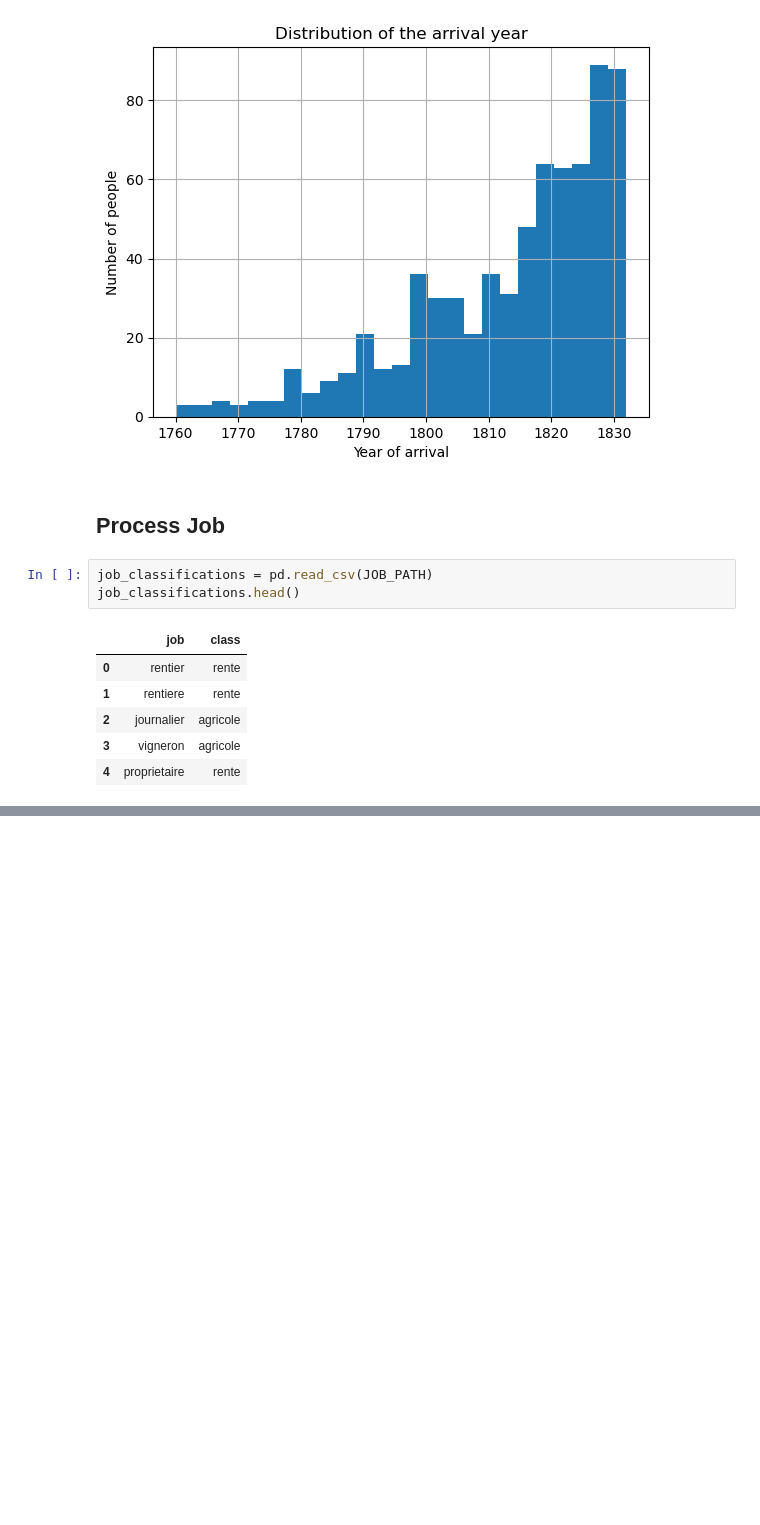
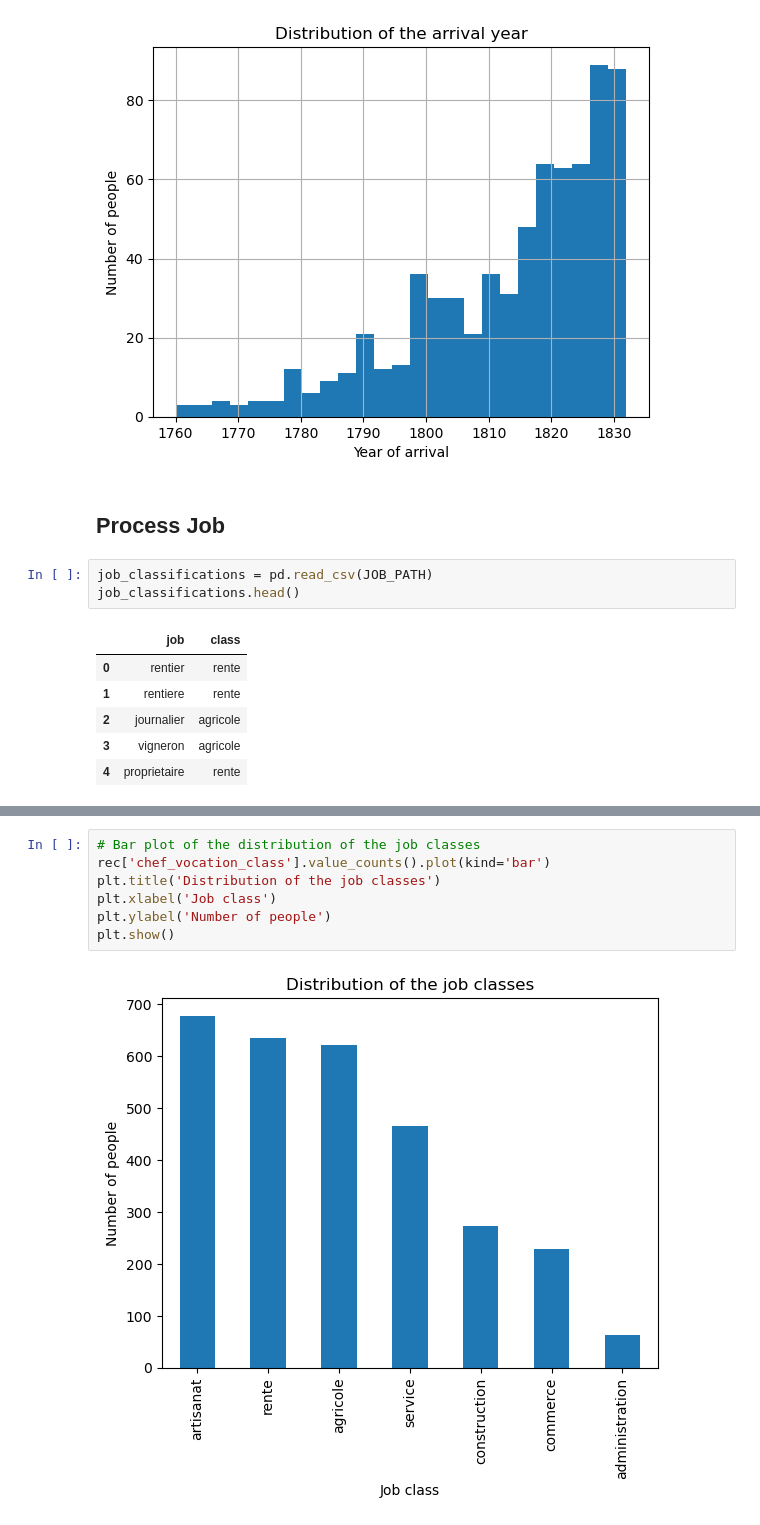
Before and after one commit to ozan-guven/HUM-450-Project, a Jupyter notebook: notebooks/preprocessing.ipynb, the cells around one changed output, grey strips where cells are left out. Drawn from its saved outputs; the diff is of its cells as text; blank space fills up the shorter version.

```diff
--- a/notebooks/preprocessing.ipynb
+++ b/notebooks/preprocessing.ipynb
@@ -165,3 +167,12 @@ rec.head()
 | 2 | marterey | 3 | 1785.0 | pailly | NaN | lingere | 1 | ... |
 | 3 | marterey | 3 | NaN | gingins | NaN | rentier | 1 | ... |
 | 4 | marterey | 3 | NaN | gingins | NaN | rentier | 1 | ... |
+# %%
+# Bar plot of the distribution of the job classes
+rec['chef_vocation_class'].value_counts().plot(kind='bar')
+plt.title('Distribution of the job classes')
+plt.xlabel('Job class')
+plt.ylabel('Number of people')
+plt.show()
+# %% [output]
+[figure, added]
```
Also changed, not shown: parts of 10 cells of this notebook, 2 other files.
